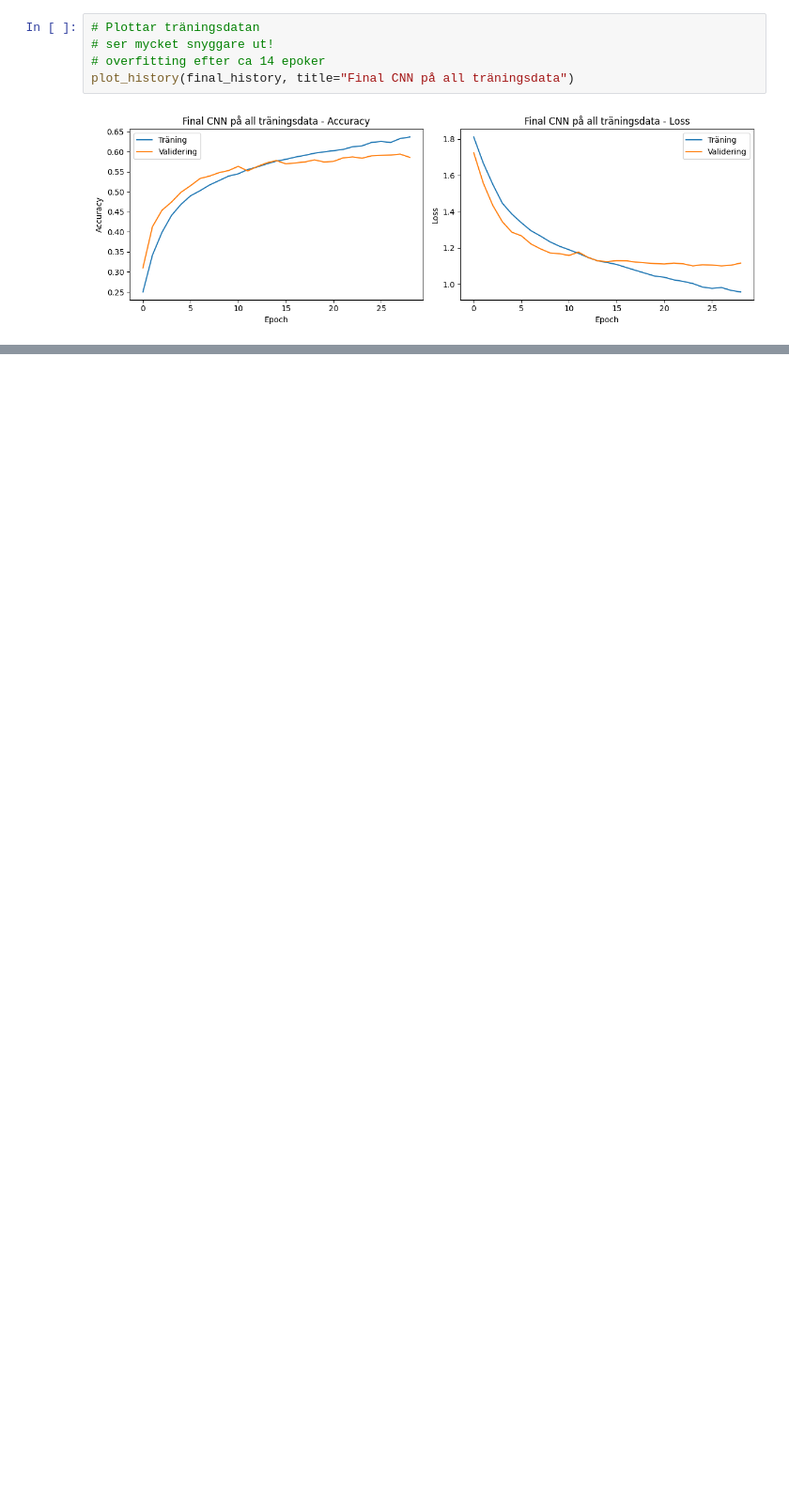
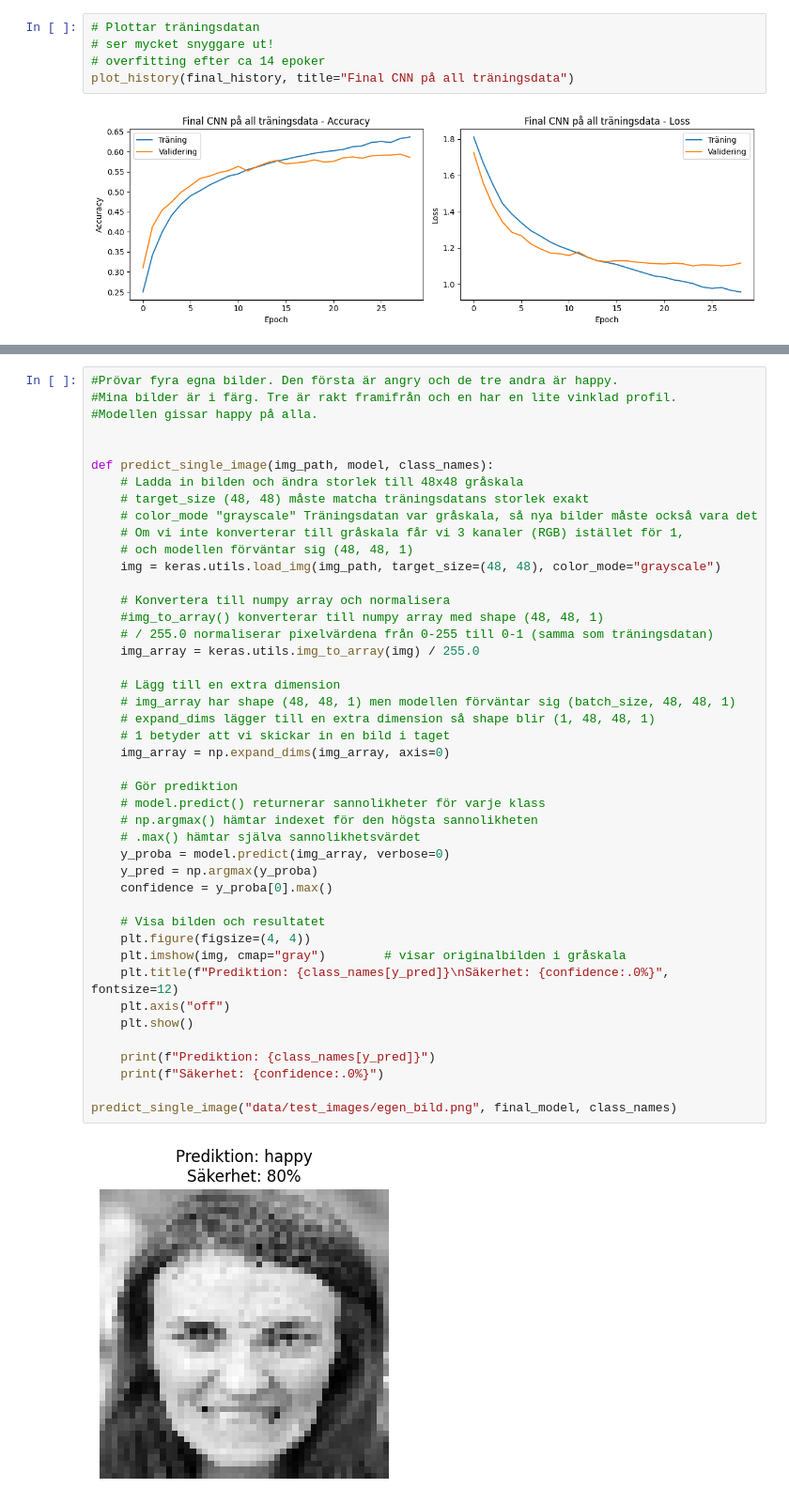
Before and after one commit to EliWei/CNN_individual_assignment, a Jupyter notebook: fer_klassificering.ipynb, the cells around one changed output, grey strips where cells are left out. Shown at 94% size. Cells and saved outputs as stored; diff of their text form; blank space fills up the shorter version.

Commit message:
egen bildprediktion och analys

```diff
--- a/fer_klassificering.ipynb
+++ b/fer_klassificering.ipynb
@@ -783,0 +871,46 @@ plot_history(final_history, title="Final CNN på all träningsdata")
+# %%
+#Prövar fyra egna bilder. Den första är angry och de tre andra är happy.
+#Mina bilder är i färg. Tre är rakt framifrån och en har en lite vinklad profil.
+#Modellen gissar happy på alla.
+
+
+def predict_single_image(img_path, model, class_names):
+    # Ladda in bilden och ändra storlek till 48x48 gråskala
+    # target_size (48, 48) måste matcha träningsdatans storlek exakt
+    # color_mode "grayscale" Träningsdatan var gråskala, så nya bilder måste också vara det
+    # Om vi inte konverterar till gråskala får vi 3 kanaler (RGB) istället för 1,
+    # och modellen förväntar sig (48, 48, 1)
+    img = keras.utils.load_img(img_path, target_size=(48, 48), color_mode="grayscale")
+
+    # Konvertera till numpy array och normalisera
+    #img_to_array() konverterar till numpy array med shape (48, 48, 1)
+    # / 255.0 normaliserar pixelvärdena från 0-255 till 0-1 (samma som träningsdatan)
+    img_array = keras.utils.img_to_array(img) / 255.0
+
+    # Lägg till en extra dimension
+    # img_array har shape (48, 48, 1) men modellen förväntar sig (batch_size, 48, 48, 1)
+    # expand_dims lägger till en extra dimension så shape blir (1, 48, 48, 1)
+    # 1 betyder att vi skickar in en bild i taget
+    img_array = np.expand_dims(img_array, axis=0)
+
+    # Gör prediktion
+    # model.predict() returnerar sannolikheter för varje klass
+    # np.argmax() hämtar indexet för den högsta sannolikheten
+    # .max() hämtar själva sannolikhetsvärdet
+    y_proba = model.predict(img_array, verbose=0)
+    y_pred = np.argmax(y_proba)
+    confidence = y_proba[0].max()
+
+    # Visa bilden och resultatet
+    plt.figure(figsize=(4, 4))
+    plt.imshow(img, cmap="gray")        # visar originalbilden i gråskala
+    plt.title(f"Prediktion: {class_names[y_pred]}\nSäkerhet: {confidence:.0%}", fontsize=12)
+    plt.axis("off")
+    plt.show()
+
+    print(f"Prediktion: {class_names[y_pred]}")
+    print(f"Säkerhet: {confidence:.0%}")
+
+predict_single_image("data/test_images/egen_bild.png", final_model, class_names)
+# %% [output]
+[figure, added]
```
Also changed, not shown: parts of 13 cells of this notebook, 1 other file.
